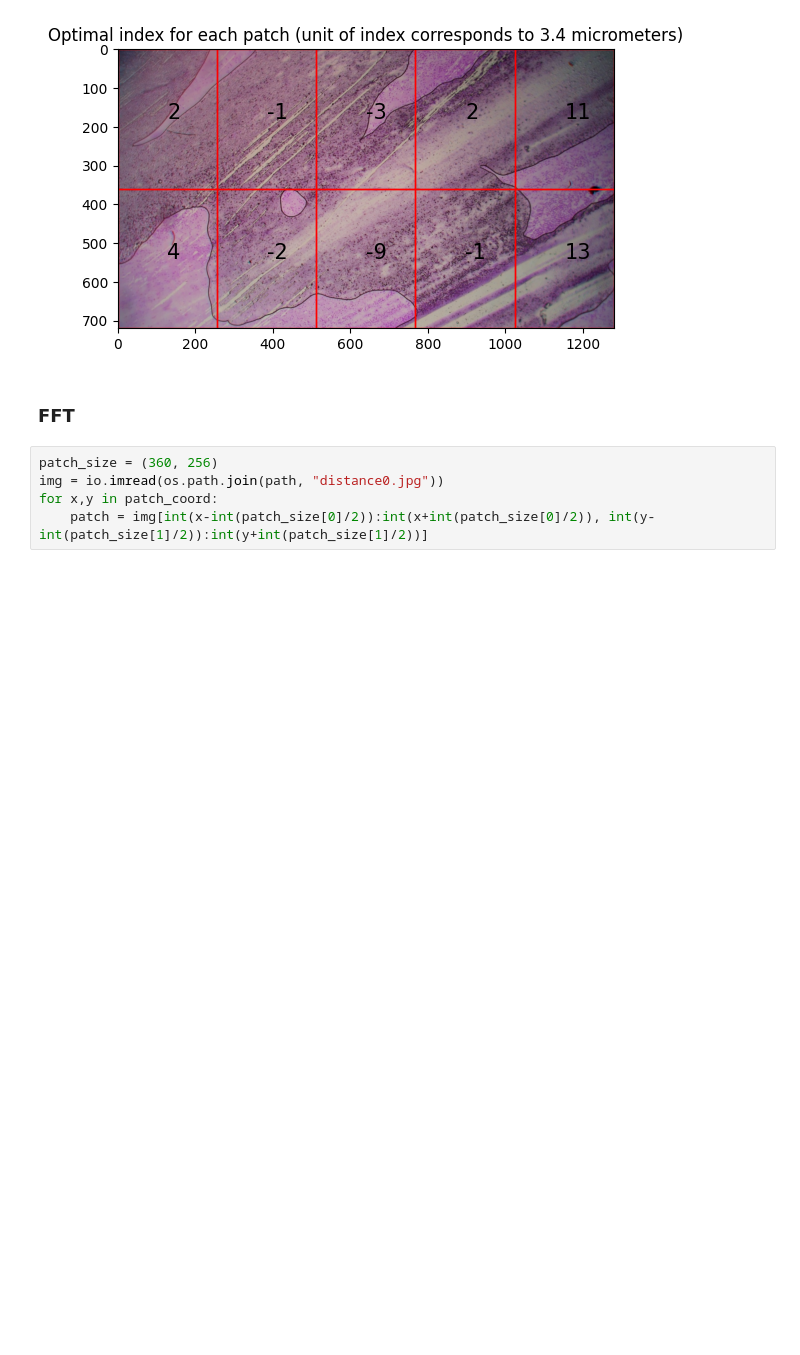
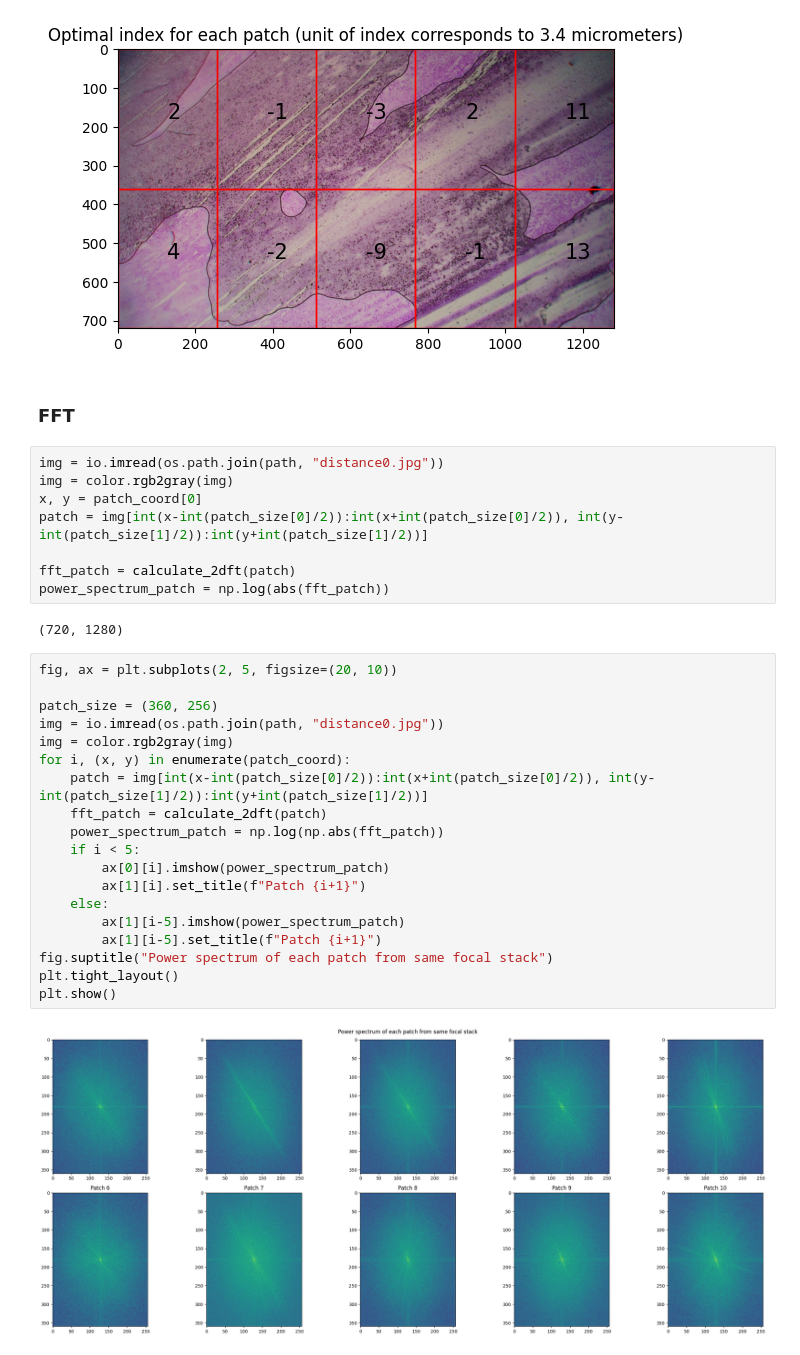
Before and after one commit to max-27/focus_model, a Jupyter notebook: notebooks/eda.ipynb, the cells around one changed output. Saved outputs shown, nothing was run; the diff lists cells and outputs as text; blank space fills up the shorter version.

```diff
--- a/notebooks/eda.ipynb
+++ b/notebooks/eda.ipynb
@@ -89,7 +90,33 @@ plt.show()
 # %% [markdown]
 ### FFT
 # %%
-patch_size = (360, 256)
 img = io.imread(os.path.join(path, "distance0.jpg"))
-for x,y in patch_coord:
-    patch = img[int(x-int(patch_size[0]/2)):int(x+int(patch_size[0]/2)), int(y-int(patch_size[1]/2)):int(y+int(patch_size[1]/2))]
+img = color.rgb2gray(img)
+x, y = patch_coord[0]
+patch = img[int(x-int(patch_size[0]/2)):int(x+int(patch_size[0]/2)), int(y-int(patch_size[1]/2)):int(y+int(patch_size[1]/2))]
+
+fft_patch = calculate_2dft(patch)
+power_spectrum_patch = np.log(abs(fft_patch))
+# %% [output]
+(720, 1280)
+# %%
+fig, ax = plt.subplots(2, 5, figsize=(20, 10))
+
+patch_size = (360, 256)
+img = io.imread(os.path.join(path, "distance0.jpg"))
+img = color.rgb2gray(img)
+for i, (x, y) in enumerate(patch_coord):
+    patch = img[int(x-int(patch_size[0]/2)):int(x+int(patch_size[0]/2)), int(y-int(patch_size[1]/2)):int(y+int(patch_size[1]/2))]
+    fft_patch = calculate_2dft(patch)
+    power_spectrum_patch = np.log(np.abs(fft_patch))
+    if i < 5:
+        ax[0][i].imshow(power_spectrum_patch)
+        ax[1][i].set_title(f"Patch {i+1}")
+    else:
+        ax[1][i-5].imshow(power_spectrum_patch)
+        ax[1][i-5].set_title(f"Patch {i+1}")
+fig.suptitle("Power spectrum of each patch from same focal stack")
+plt.tight_layout()
+plt.show()
+# %% [output]
+[figure, added]
```
Also changed, not shown: parts of 1 cell of this notebook, 2 other files.
